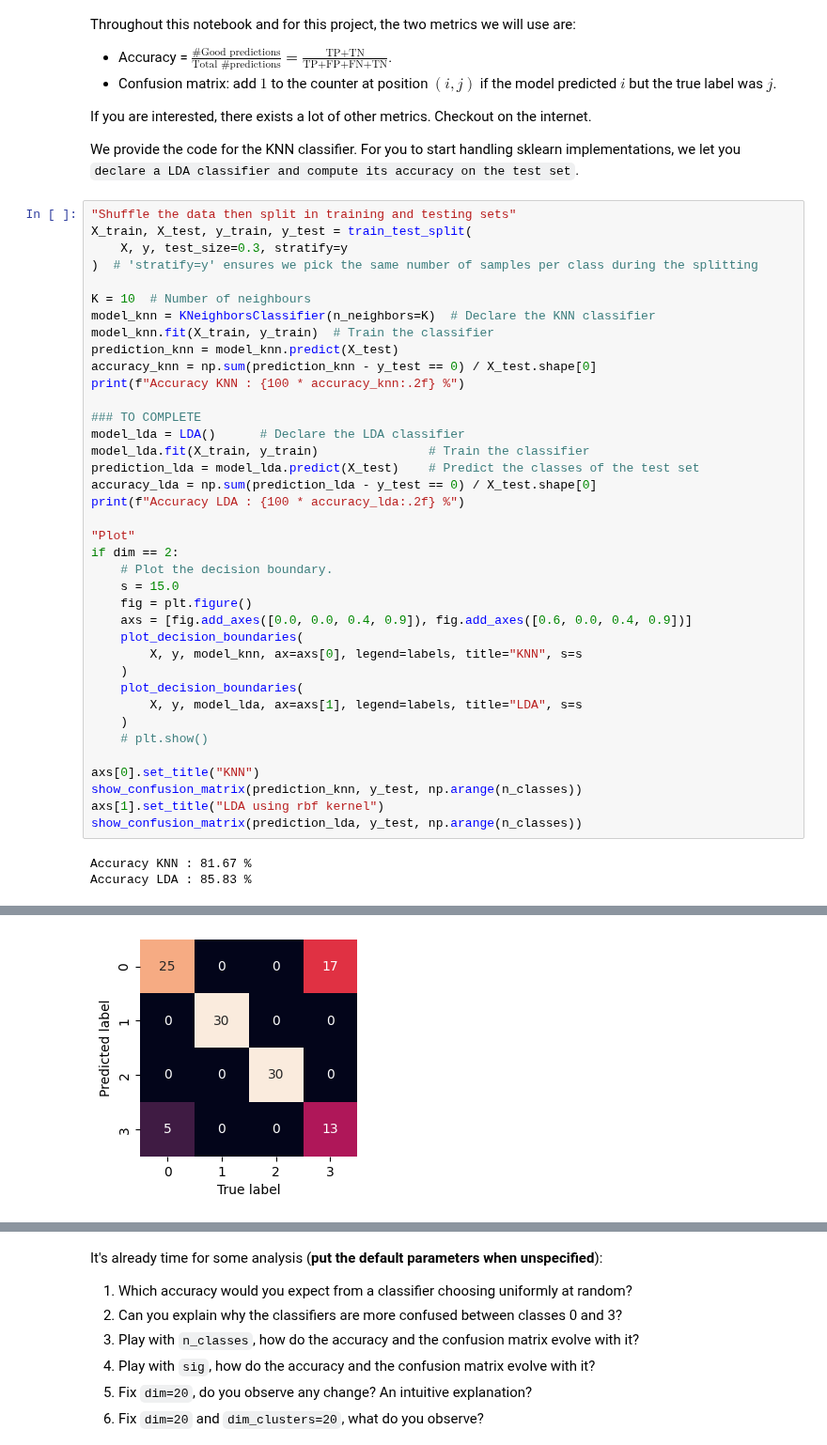
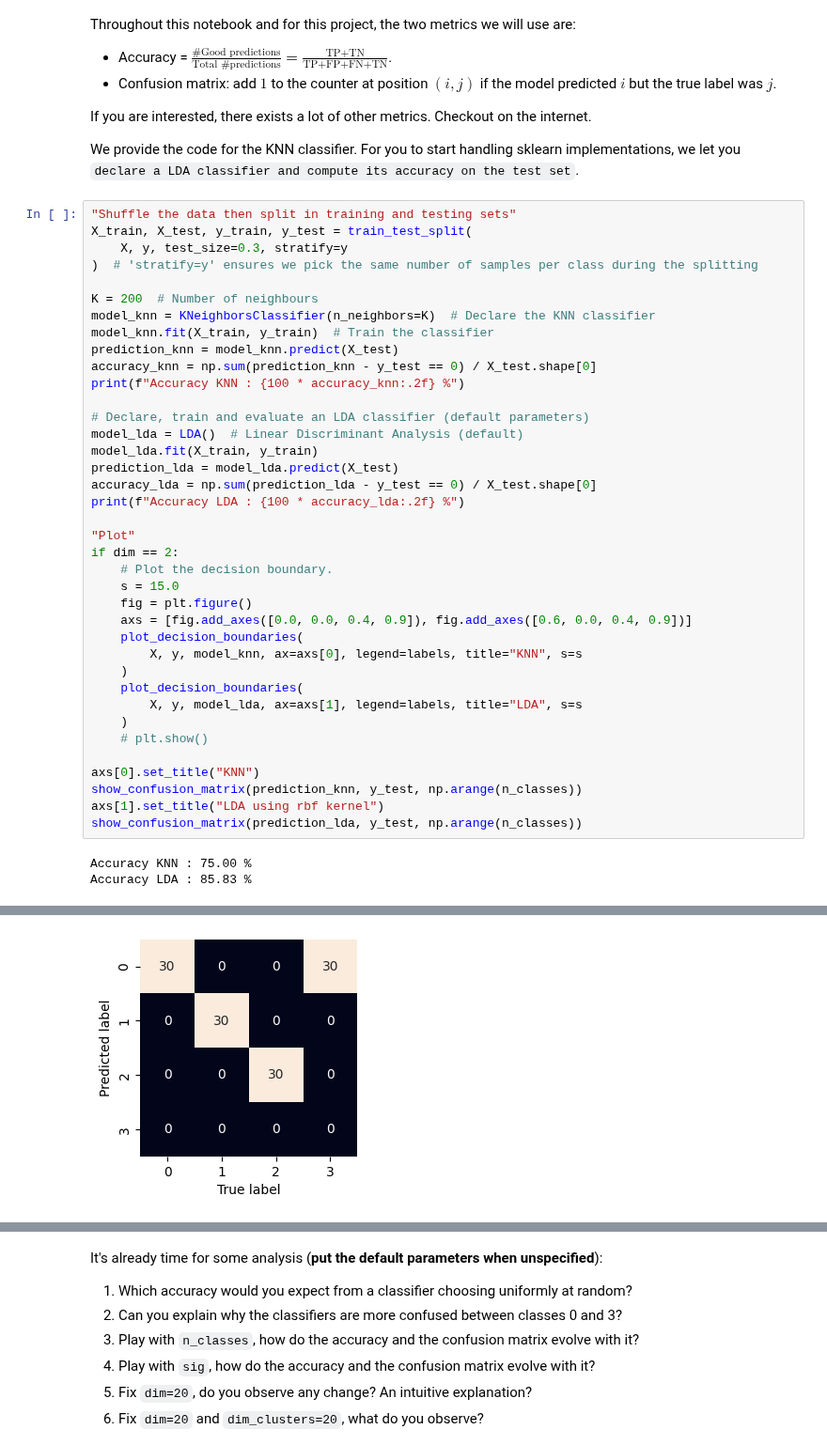
Before and after one commit to nderumier/LELEC210X, a Jupyter notebook: classification/h5a1_toy.ipynb, the cells around one changed output, grey strips where cells are left out. Shown at 94% size. Saved outputs shown, nothing was run; the diff lists cells and outputs as text.

```diff
--- a/classification/h5a1_toy.ipynb
+++ b/classification/h5a1_toy.ipynb
@@ -120,17 +119,17 @@ X_train, X_test, y_train, y_test = train_test_split(
     X, y, test_size=0.3, stratify=y
 )  # 'stratify=y' ensures we pick the same number of samples per class during the splitting
 
-K = 10  # Number of neighbours
+K = 200  # Number of neighbours
 model_knn = KNeighborsClassifier(n_neighbors=K)  # Declare the KNN classifier
 model_knn.fit(X_train, y_train)  # Train the classifier
 prediction_knn = model_knn.predict(X_test)
 accuracy_knn = np.sum(prediction_knn - y_test == 0) / X_test.shape[0]
 print(f"Accuracy KNN : {100 * accuracy_knn:.2f} %")
 
-### TO COMPLETE
-model_lda = LDA()      # Declare the LDA classifier
-model_lda.fit(X_train, y_train)               # Train the classifier
-prediction_lda = model_lda.predict(X_test)    # Predict the classes of the test set
+# Declare, train and evaluate an LDA classifier (default parameters)
+model_lda = LDA()  # Linear Discriminant Analysis (default)
+model_lda.fit(X_train, y_train)
+prediction_lda = model_lda.predict(X_test)
 accuracy_lda = np.sum(prediction_lda - y_test == 0) / X_test.shape[0]
 print(f"Accuracy LDA : {100 * accuracy_lda:.2f} %")
 
@@ -153,5 +152,5 @@ show_confusion_matrix(prediction_knn, y_test, np.arange(n_classes))
 axs[1].set_title("LDA using rbf kernel")
 show_confusion_matrix(prediction_lda, y_test, np.arange(n_classes))
 # %% [output]
-Accuracy KNN : 81.67 %
+Accuracy KNN : 75.00 %
 Accuracy LDA : 85.83 %
@@ -159,4 +158,4 @@ Accuracy LDA : 85.83 %
-[figure, old version]
+[figure, new version]
 [figure]
 # %% [markdown]
 It's already time for some analysis (**put the default parameters when unspecified**):
```
Also changed, not shown: parts of 10 cells of this notebook.
